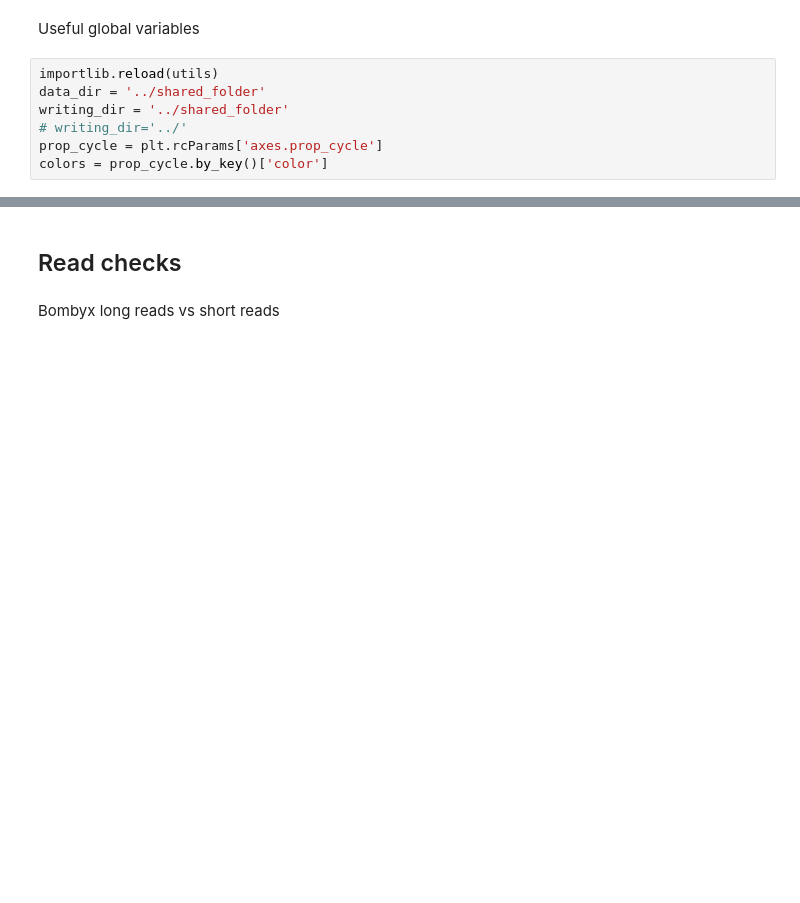
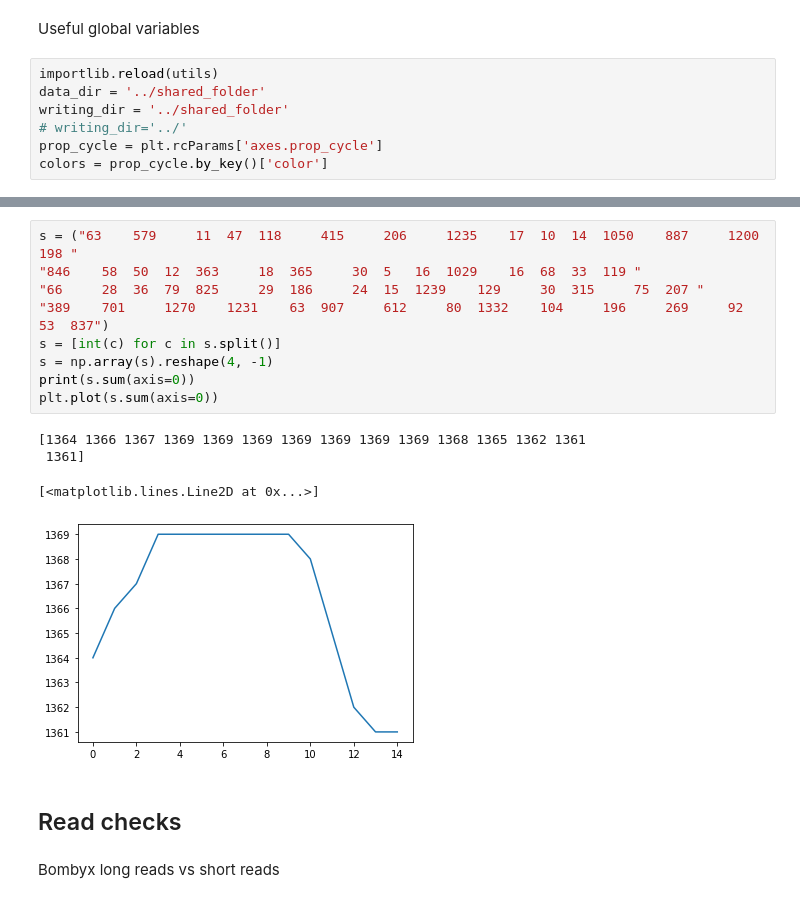
Before and after one commit to Alexwestbrook/mnhn-internship_DeepCNN_ChIP-seq, a Jupyter notebook: data_inspection.ipynb, the cells around one changed output, grey strips where cells are left out. Saved outputs shown, nothing was run; the diff lists cells and outputs as text; blank space fills up the shorter version.

```diff
--- a/data_inspection.ipynb
+++ b/data_inspection.ipynb
@@ -46,3 +65,17 @@ colors = prop_cycle.by_key()['color']
+# %%
+s = ("63 	579 	11 	47 	118 	415 	206 	1235 	17 	10 	14 	1050 	887 	1200 	198 "
+"846 	58 	50 	12 	363 	18 	365 	30 	5 	16 	1029 	16 	68 	33 	119 "
+"66 	28 	36 	79 	825 	29 	186 	24 	15 	1239 	129 	30 	315 	75 	207 "
+"389 	701 	1270 	1231 	63 	907 	612 	80 	1332 	104 	196 	269 	92 	53 	837")
+s = [int(c) for c in s.split()]
+s = np.array(s).reshape(4, -1)
+print(s.sum(axis=0))
+plt.plot(s.sum(axis=0))
+# %% [output]
+[1364 1366 1367 1369 1369 1369 1369 1369 1369 1369 1368 1365 1362 1361
+ 1361]
+[<matplotlib.lines.Line2D at 0x...>]
+[figure, added]
 # %% [markdown]
 ## Read checks
 # %% [markdown]
```
Also changed, not shown: parts of 1 cell of this notebook.
